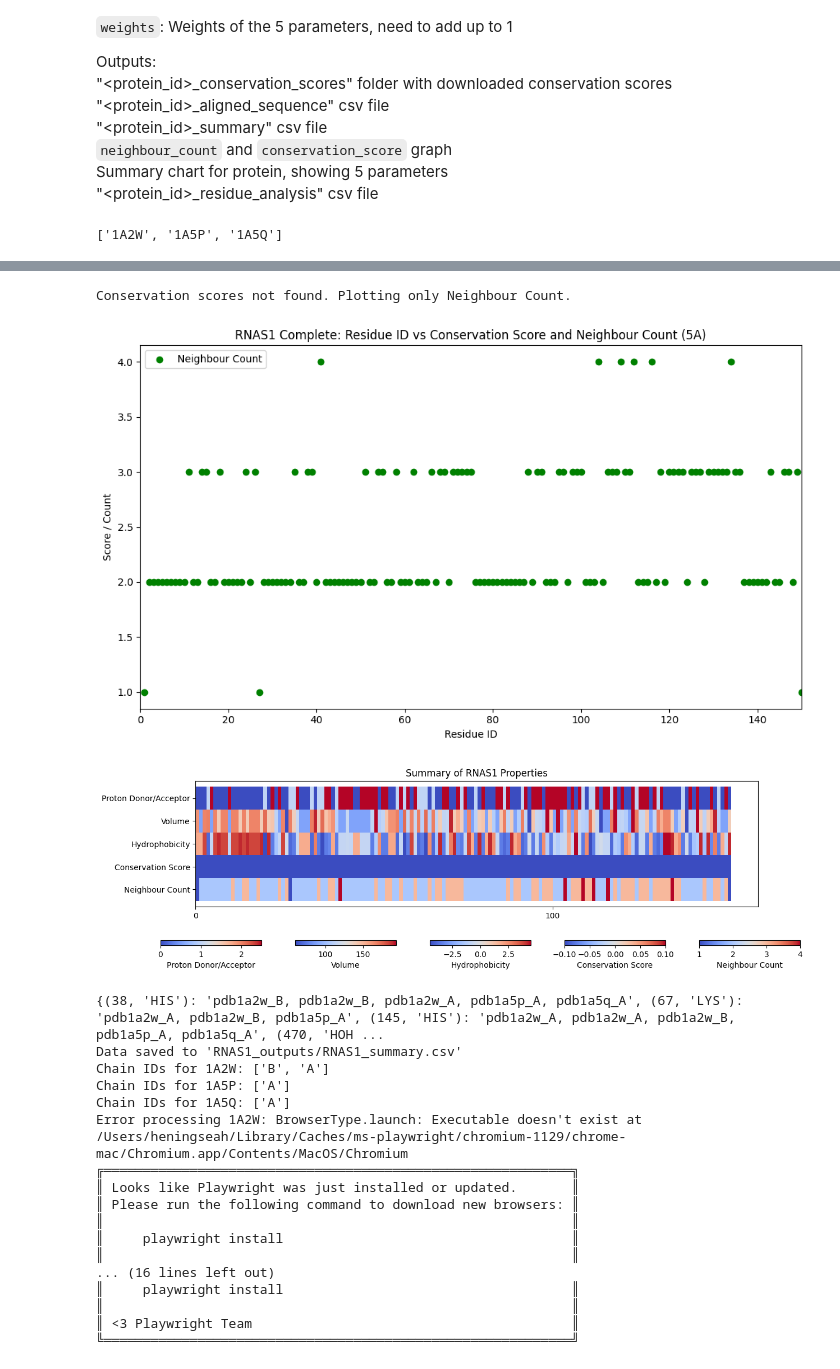
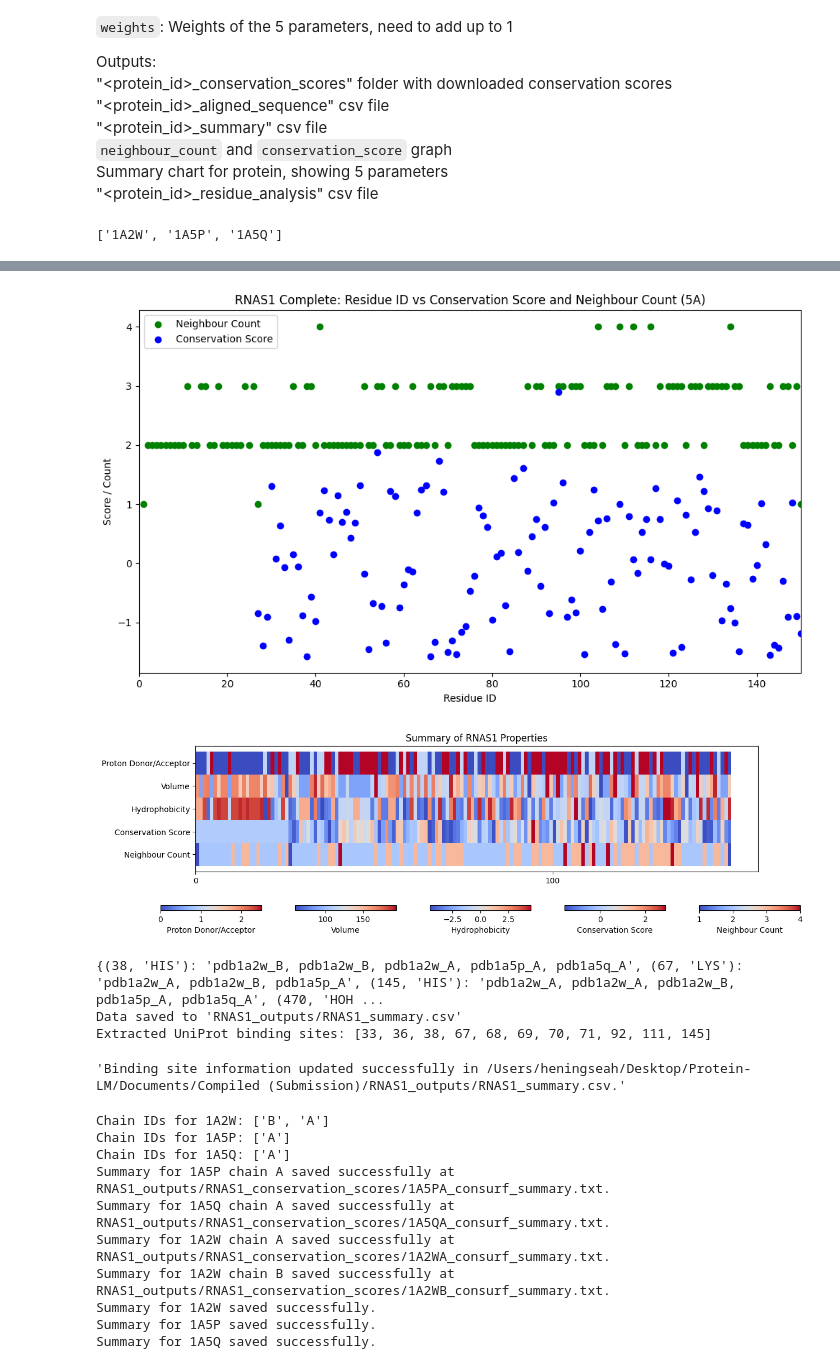
Before and after one commit to seahhening/Protein-LM, a Jupyter notebook: Documents/Compiled (Submission)/compiled_v1.0.ipynb, the cells around one changed output, grey strips where cells are left out. Cells and saved outputs as stored; diff of their text form; code cells hidden in the pictures.

Commit message:
Compiled Uniprotsites information and DSSP data into summary CSV file

```diff
--- a/Documents/Compiled (Submission)/compiled_v1.0.ipynb
+++ b/Documents/Compiled (Submission)/compiled_v1.0.ipynb
@@ -1159,6 +1227,7 @@ Vairables to Update:
 - pdb_file_paths
 - ref_seq
 - protein_id
+- uniprot_id
 - num_residues
 - weights
 """
@@ -1167,7 +1236,9 @@ pdb_file_paths = ['./RNAS1_pdb/pdb1a2w.pdb', './RNAS1_pdb/pdb1a5p.pdb', './RNAS1
 ref_seq = './RNAS1_pdb/AF-P61823-F1-model_v4.pdb'
 protein_id = 'RNAS1'
 molecular_name = 'RIBONUCLEASE'
+uniprot_id = 'P61823'
 num_residues = 150
+
 angstrom = 5
 weights = [0.2,0.2,0.2,0.2,0.2]
 
@@ -1176,6 +1247,7 @@ download_conservation_scores(pdb_file_paths, protein_id, molecular_name)
 #generate_dssp(pdb_file, "/opt/homebrew/bin/mkdssp",protein_id)
 #generate_dssp(ref_seq, "/opt/homebrew/bin/mkdssp",protein_id)
 
+download_uniprot_json(uniprot_id, protein_id)
 
 align_pdb(ref_seq, pdb_file_paths, protein_id, molecular_name)
 
@@ -1193,6 +1265,10 @@ plot_residue_properties(updated_ref_seq, protein_id, num_residues)
 binding_sites = extract_sites(pdb_file_paths)
 print(binding_sites)
 save_to_csv(updated_ref_seq, protein_id, binding_sites)
+
+summary_csv_filepath = './RNAS1_outputs/RNAS1_summary.csv'
+update_binding_sites(ref_json_directory, summary_csv_filepath, uniprot_id)
+
 #analyse_protein(updated_ref_seq)
 #analyse_protein_2(updated_ref_seq, weights, protein_id)
 # %% [output]
@@ -1217,20 +1290,16 @@ Updated Seq: [{'residue_id': 1, 'residue_name': 'MET', 'chain_id': 'A', 'conserv
-Conservation scores not found. Plotting only Neighbour Count.
-[figure, old version]
+[figure, new version]
-[figure, old version]
+[figure, new version]
+{(38, 'HIS'): 'pdb1a2w_B, pdb1a2w_B, pdb1a2w_A, pdb1a5p_A, pdb1a5q_A', (67, 'LYS'): 'pdb1a2w_A, pdb1a2w_B, pdb1a5p_A', (145, 'HIS'): 'pdb1a2w_A, pdb1a2w_A, pdb1a2w_B, pdb1a5p_A, pdb1a5q_A', (470, 'HOH ...
+Data saved to 'RNAS1_outputs/RNAS1_summary.csv'
+Extracted UniProt binding sites: [33, 36, 38, 67, 68, 69, 70, 71, 92, 111, 145]
-{(38, 'HIS'): 'pdb1a2w_B, pdb1a2w_B, pdb1a2w_A, pdb1a5p_A, pdb1a5q_A', (67, 'LYS'): 'pdb1a2w_A, pdb1a2w_B, pdb1a5p_A', (145, 'HIS'): 'pdb1a2w_A, pdb1a2w_A, pdb1a2w_B, pdb1a5p_A, pdb1a5q_A', (470, 'HOH ...
-Data saved to 'RNAS1_outputs/RNAS1_summary.csv'
-Chain IDs for 1A2W: ['B', 'A']
-Chain IDs for 1A5P: ['A']
-Chain IDs for 1A5Q: ['A']
-Error processing 1A2W: BrowserType.launch: Executable doesn't exist at /Users/heningseah/Library/Caches/ms-playwright/chromium-1129/chrome-mac/Chromium.app/Contents/MacOS/Chromium
-╔════════════════════════════════════════════════════════════╗
-║ Looks like Playwright was just installed or updated.       ║
-║ Please run the following command to download new browsers: ║
-║                                                            ║
-║     playwright install                                     ║
-║                                                            ║
-... (16 lines left out)
-║     playwright install                                     ║
-║                                                            ║
-║ <3 Playwright Team                                         ║
-╚════════════════════════════════════════════════════════════╝
+'Binding site information updated successfully in /Users/heningseah/Desktop/Protein-LM/Documents/Compiled (Submission)/RNAS1_outputs/RNAS1_summary.csv.'
+Chain IDs for 1A2W: ['B', 'A']
+Chain IDs for 1A5P: ['A']
+Chain IDs for 1A5Q: ['A']
+Summary for 1A5P chain A saved successfully at RNAS1_outputs/RNAS1_conservation_scores/1A5PA_consurf_summary.txt.
+Summary for 1A5Q chain A saved successfully at RNAS1_outputs/RNAS1_conservation_scores/1A5QA_consurf_summary.txt.
+Summary for 1A2W chain A saved successfully at RNAS1_outputs/RNAS1_conservation_scores/1A2WA_consurf_summary.txt.
+Summary for 1A2W chain B saved successfully at RNAS1_outputs/RNAS1_conservation_scores/1A2WB_consurf_summary.txt.
+Summary for 1A2W saved successfully.
+Summary for 1A5P saved successfully.
+Summary for 1A5Q saved successfully.
```
Also changed, not shown: parts of 3 cells of this notebook.
